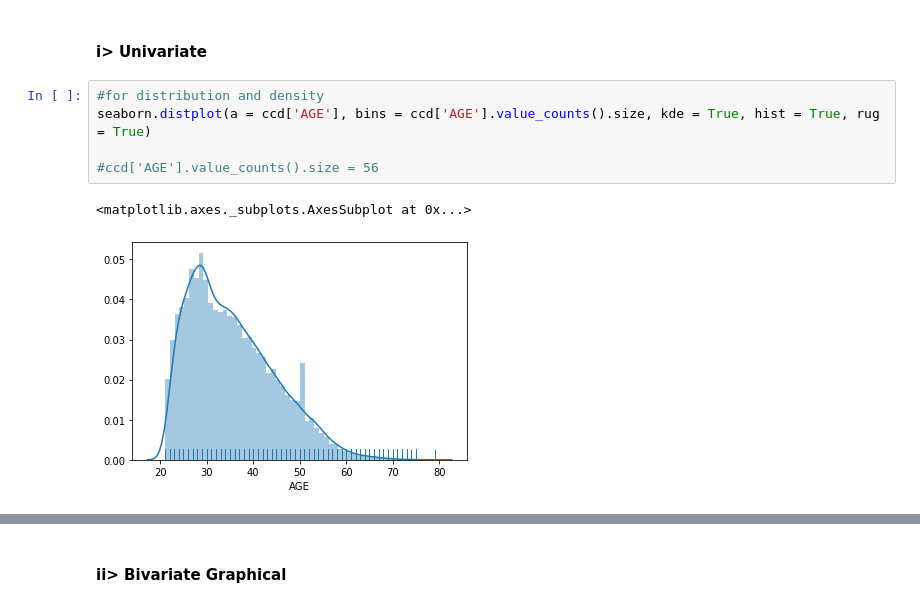
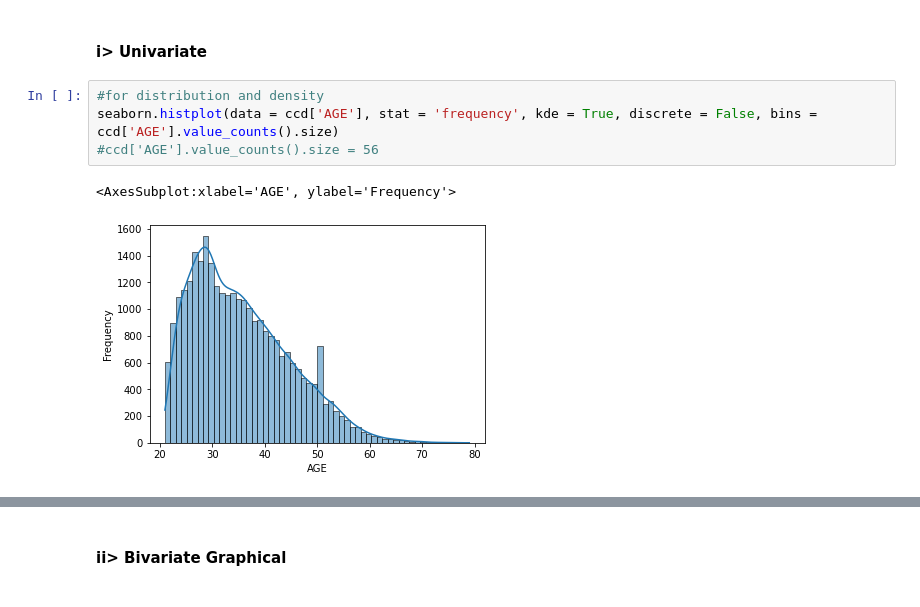
Before and after one commit to AnkitApurv/CreditDefaulterClassification, a Jupyter notebook: 1_EDA.ipynb, the cells around one changed output, grey strips where cells are left out. Drawn from its saved outputs; the diff is of its cells as text.

```diff
--- a/1_EDA.ipynb
+++ b/1_EDA.ipynb
@@ -434,12 +433,11 @@ Legend - Count of Years as Integers
 #### i> Univariate
 # %%
 #for distribution and density
-seaborn.distplot(a = ccd['AGE'], bins = ccd['AGE'].value_counts().size, kde = True, hist = True, rug = True)
-
+seaborn.histplot(data = ccd['AGE'], stat = 'frequency', kde = True, discrete = False, bins = ccd['AGE'].value_counts().size)
 #ccd['AGE'].value_counts().size = 56
 # %% [output]
-<matplotlib.axes._subplots.AxesSubplot at 0x...>
+<AxesSubplot:xlabel='AGE', ylabel='Frequency'>
-[figure, old version]
+[figure, new version]
 # %%
 #for outliers
 seaborn.boxplot(x = 'AGE', data = ccd)
```
Also changed, not shown: parts of 23 cells of this notebook, 6 other files.
